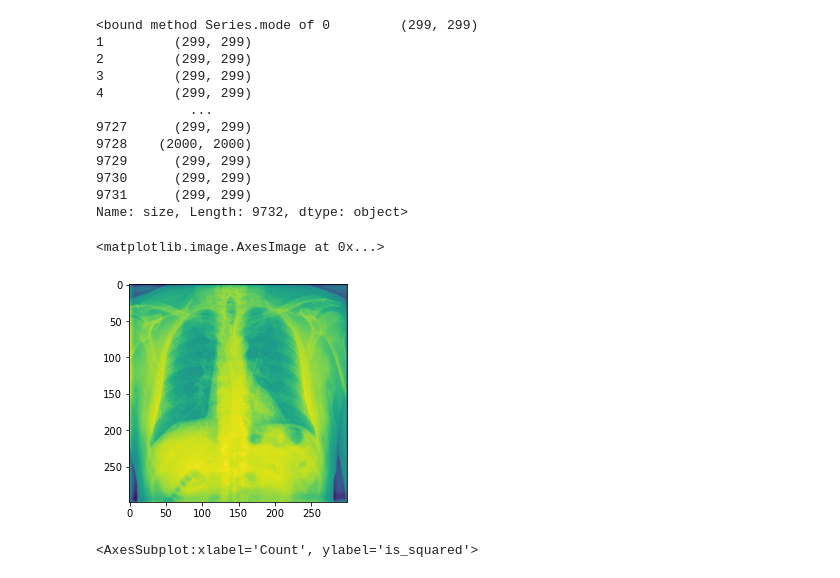
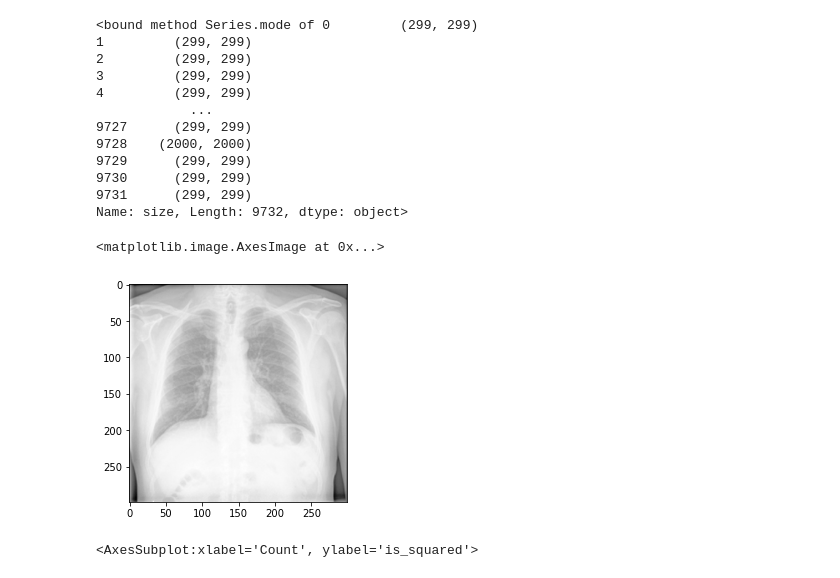
Before and after one commit to covid-frame/covid-frame, a Jupyter notebook: notebooks/3_Preprocessing_geometry.ipynb, the cells around one changed output. Drawn from its saved outputs; the diff is of its cells as text; code cells hidden in the pictures.

```diff
--- a/notebooks/3_Preprocessing_geometry.ipynb
+++ b/notebooks/3_Preprocessing_geometry.ipynb
@@ -74,10 +74,10 @@ df_train['is_squared'] = df_train['is_squared'].astype('category')
 import matplotlib.pyplot as plt
 import seaborn as sns
 # %%
-plt.imshow(df_train["vector"].iloc[0])
+plt.imshow(df_train["vector"].iloc[0],cmap="Greys_r")
 # %% [output]
 <matplotlib.image.AxesImage at 0x...>
-[figure, old version]
+[figure, new version]
 # %%
 fig = plt.figure()
 ax = fig.add_subplot(1,1,1)
```
Also changed, not shown: parts of 6 cells of this notebook, 8 other files.
